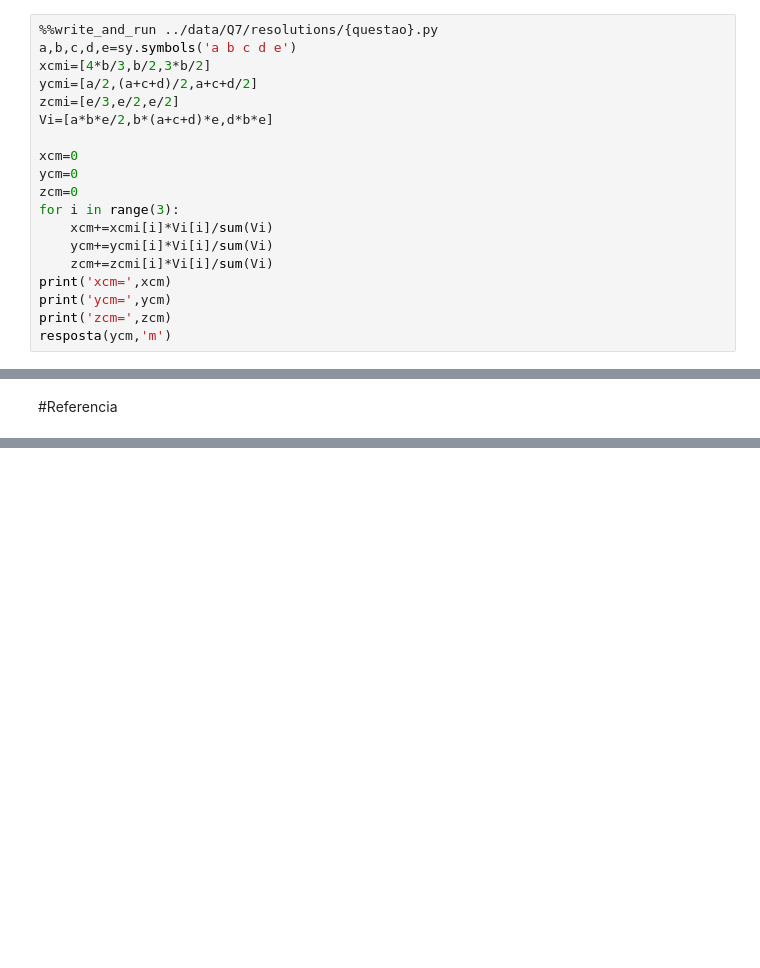
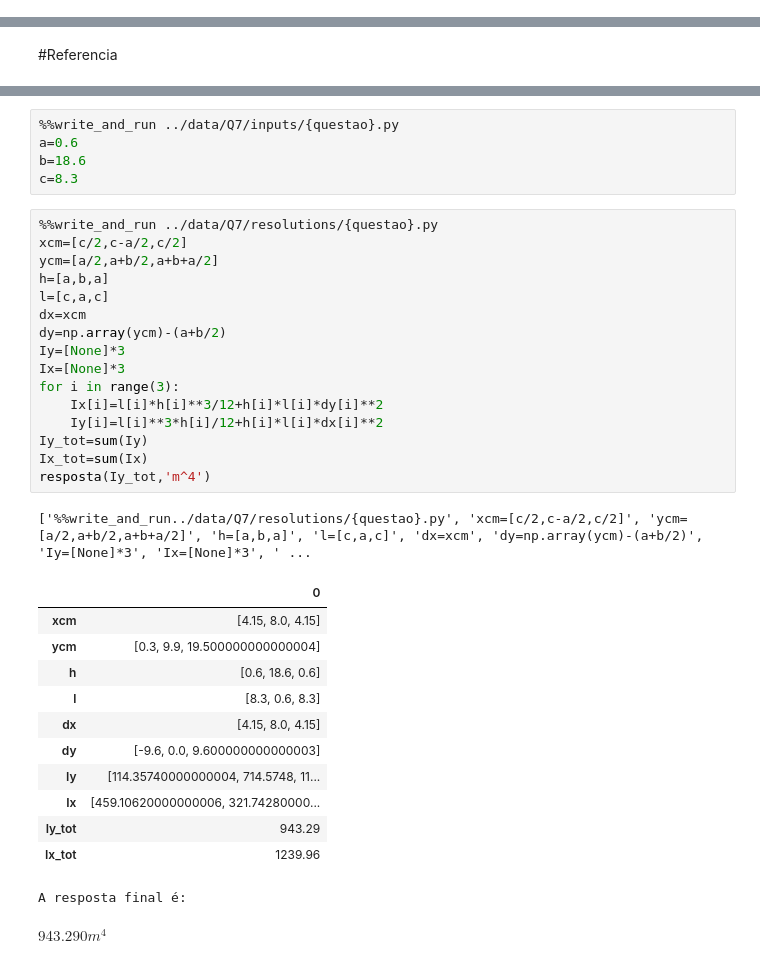
Before and after one commit to 2vdba2/pythonExercisesSolver, a Jupyter notebook: ipynb/Q7.ipynb, the cells around one changed output, grey strips where cells are left out. Saved outputs shown, nothing was run; the diff lists cells and outputs as text; blank space fills up the shorter version.

```diff
--- a/ipynb/Q7.ipynb
+++ b/ipynb/Q7.ipynb
@@ -721,22 +711,3 @@ AAAAAAAAAAAAA
 | zcm | 0.30 |
 A resposta final é:
 $\displaystyle 1.422m$
-# %%
-%%write_and_run ../data/Q7/resolutions/{questao}.py
-a,b,c,d,e=sy.symbols('a b c d e')
-xcmi=[4*b/3,b/2,3*b/2]
-ycmi=[a/2,(a+c+d)/2,a+c+d/2]
-zcmi=[e/3,e/2,e/2]
-Vi=[a*b*e/2,b*(a+c+d)*e,d*b*e]
-
-xcm=0
-ycm=0
-zcm=0
-for i in range(3):
-    xcm+=xcmi[i]*Vi[i]/sum(Vi)
-    ycm+=ycmi[i]*Vi[i]/sum(Vi)
-    zcm+=zcmi[i]*Vi[i]/sum(Vi)
-print('xcm=',xcm)
-print('ycm=',ycm)
-print('zcm=',zcm)
-resposta(ycm,'m')
@@ -844,3 +959,39 @@ $\displaystyle \Large{2.5)}$
+# %%
+%%write_and_run ../data/Q7/inputs/{questao}.py
+a=0.6
+b=18.6
+c=8.3
+# %%
+%%write_and_run ../data/Q7/resolutions/{questao}.py
+xcm=[c/2,c-a/2,c/2]
+ycm=[a/2,a+b/2,a+b+a/2]
+h=[a,b,a]
+l=[c,a,c]
+dx=xcm
+dy=np.array(ycm)-(a+b/2)
+Iy=[None]*3
+Ix=[None]*3
+for i in range(3):
+    Ix[i]=l[i]*h[i]**3/12+h[i]*l[i]*dy[i]**2
+    Iy[i]=l[i]**3*h[i]/12+h[i]*l[i]*dx[i]**2
+Iy_tot=sum(Iy)
+Ix_tot=sum(Ix)
+resposta(Iy_tot,'m^4')
+# %% [output]
+['%%write_and_run../data/Q7/resolutions/{questao}.py', 'xcm=[c/2,c-a/2,c/2]', 'ycm=[a/2,a+b/2,a+b+a/2]', 'h=[a,b,a]', 'l=[c,a,c]', 'dx=xcm', 'dy=np.array(ycm)-(a+b/2)', 'Iy=[None]*3', 'Ix=[None]*3', ' ...
+|  | 0 |
+| xcm | [4.15, 8.0, 4.15] |
+| ycm | [0.3, 9.9, 19.500000000000004] |
+| h | [0.6, 18.6, 0.6] |
+| l | [8.3, 0.6, 8.3] |
+| dx | [4.15, 8.0, 4.15] |
+| dy | [-9.6, 0.0, 9.600000000000003] |
+| Iy | [114.35740000000004, 714.5748, 11... |
+| Ix | [459.10620000000006, 321.74280000... |
+| Iy_tot | 943.29 |
+| Ix_tot | 1239.96 |
+A resposta final é:
+$\displaystyle 943.290m^{4}$
 # %%
 questao='2.6'
 display(Math(r'\Large{'+questao+')}'))
```
Also changed, not shown: parts of 46 cells of this notebook, 30 other files.
